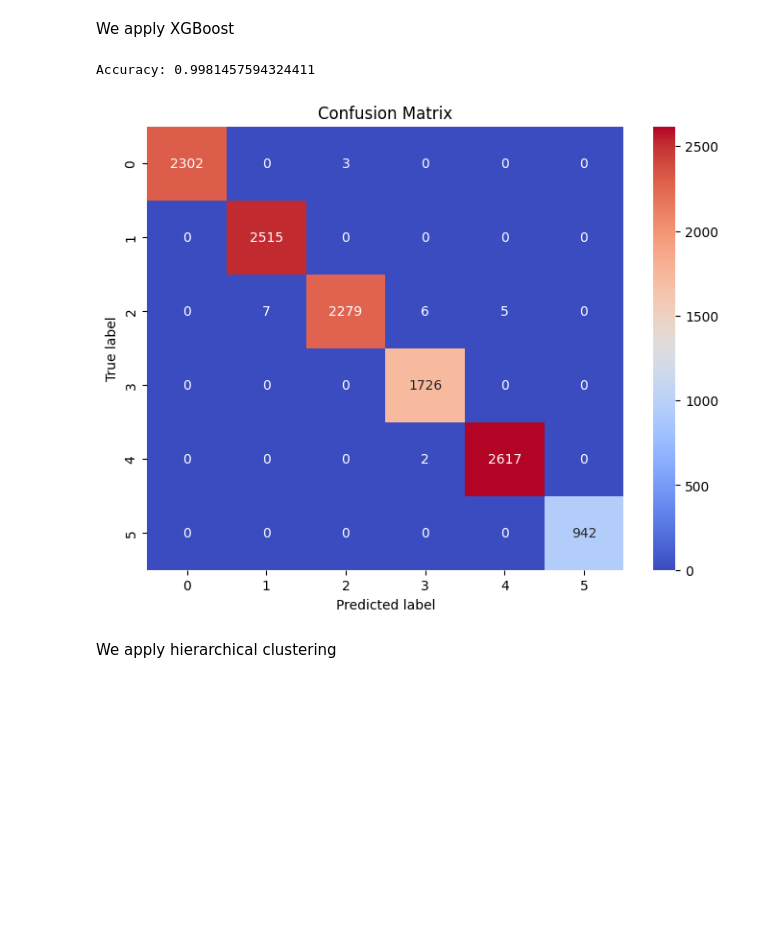
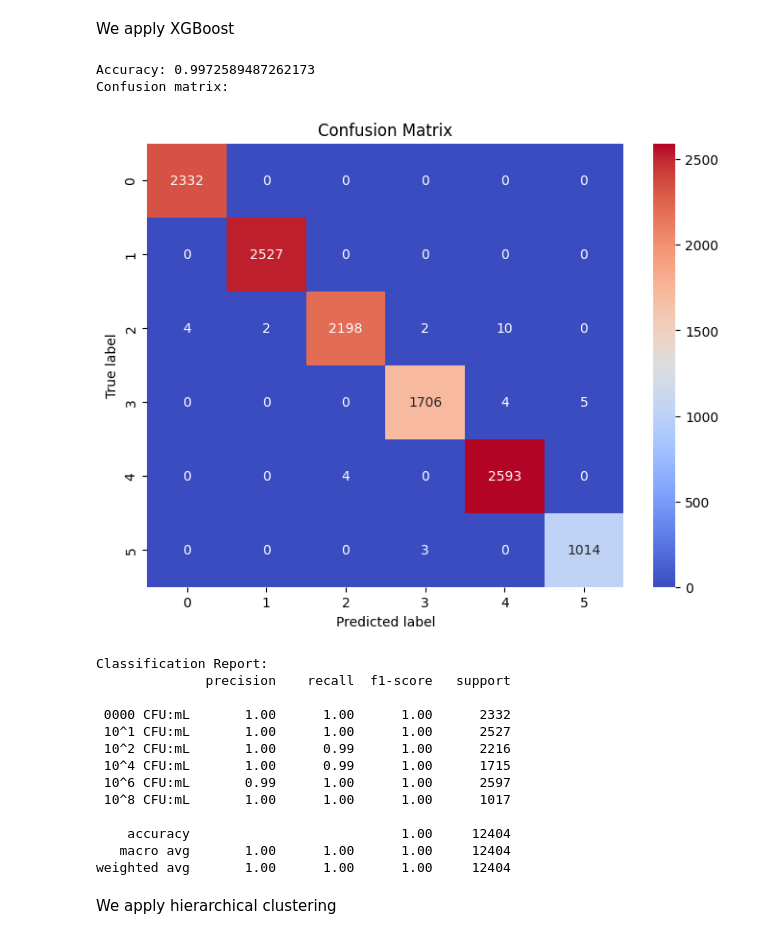
Before and after one commit to Frollamma/progetto-piccialli, a Jupyter notebook: main.ipynb, the cells around one changed output. Saved outputs shown, nothing was run; the diff lists cells and outputs as text; code cells hidden in the pictures; blank space fills up the shorter version.

Commit message:
Finish classification: apply SVM, apply Naive Bayes. Add Feature Selection with Random Forest.

```diff
--- a/main.ipynb
+++ b/main.ipynb
@@ -750,0 +805,15 @@ y_test shape: (12404,)
+# %%
+# Apply Naive Bayes
+from sklearn.naive_bayes import GaussianNB
+
+# Create an instance of the model
+nb = GaussianNB()
+
+# Fit the model to the training data
+nb.fit(X_train, y_train)
+
+# Predict the classes of the test data
+y_pred = nb.predict(X_test)
+
+# Print the full classification report
+print_full_classification_report(y_test, y_pred, target_names=le.classes_)
@@ -837,0 +926,15 @@ We apply Kmedoids
+# %%
+# Apply SVM
+from sklearn.svm import SVC
+
+# Set the SVM model
+svm = SVC()
+
+# Fit the SVM model to the data
+svm.fit(X_train, y_train)
+
+# Predict the labels
+y_pred = svm.predict(X_test)
+
+# Print full classification report
+print_full_classification_report(y_test, y_pred, target_names=le.classes_)
@@ -887,29 +1004,39 @@ We apply XGBoost
 # %%
 # Apply XGBoost
 import xgboost as xgb
-from sklearn.metrics import accuracy_score
+from sklearn.metrics import accuracy_score, silhouette_score, classification_report
 
 # Set the number of estimators
 n_estimators = 10
 
 # Create an instance of the classifier
 clf = xgb.XGBClassifier(n_estimators=n_estimators)
 
 # Train the classifier
 clf.fit(X_train, y_train)
 
 # Predict the labels
 y_pred = clf.predict(X_test)
 
-# Calculate the accuracy
-accuracy = accuracy_score(y_test, y_pred)
-print(f"Accuracy: {accuracy}")
-
-# Print the confusion matrix
-plot_confusion_matrix(y_test, y_pred)
+# Print full classification report
+print_full_classification_report(y_test, y_pred, le.classes_)
 # %% [output]
-Accuracy: 0.9981457594324411
+Accuracy: 0.9972589487262173
+Confusion matrix:
-[figure, old version]
+[figure, new version]
+Classification Report:
+              precision    recall  f1-score   support
+
+ 0000 CFU:mL       1.00      1.00      1.00      2332
+ 10^1 CFU:mL       1.00      1.00      1.00      2527
+ 10^2 CFU:mL       1.00      0.99      1.00      2216
+ 10^4 CFU:mL       1.00      0.99      1.00      1715
+ 10^6 CFU:mL       0.99      1.00      1.00      2597
+ 10^8 CFU:mL       1.00      1.00      1.00      1017
+
+    accuracy                           1.00     12404
+   macro avg       1.00      1.00      1.00     12404
+weighted avg       1.00      1.00      1.00     12404
 # %% [markdown]
 We apply hierarchical clustering
 # %%
```
Also changed, not shown: parts of 18 cells of this notebook, 2 other files.
